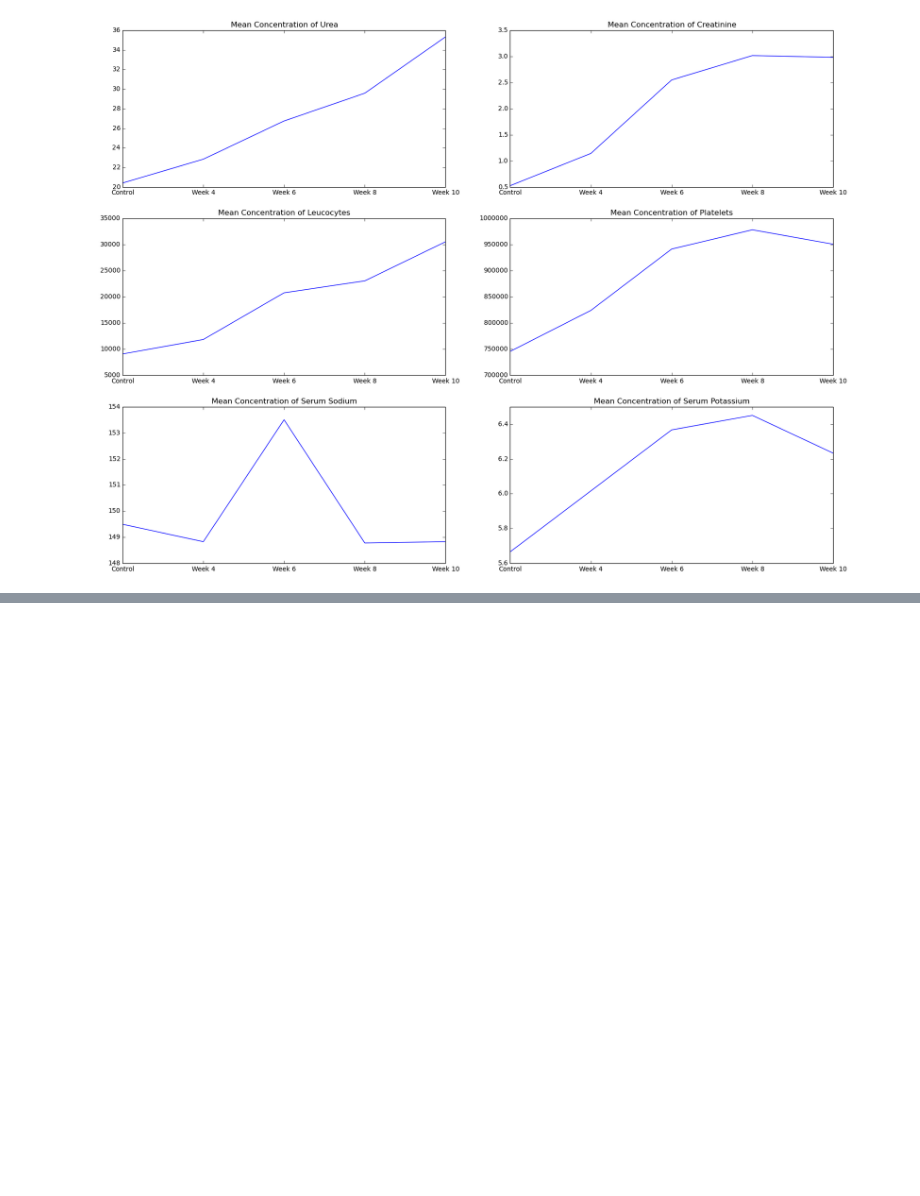
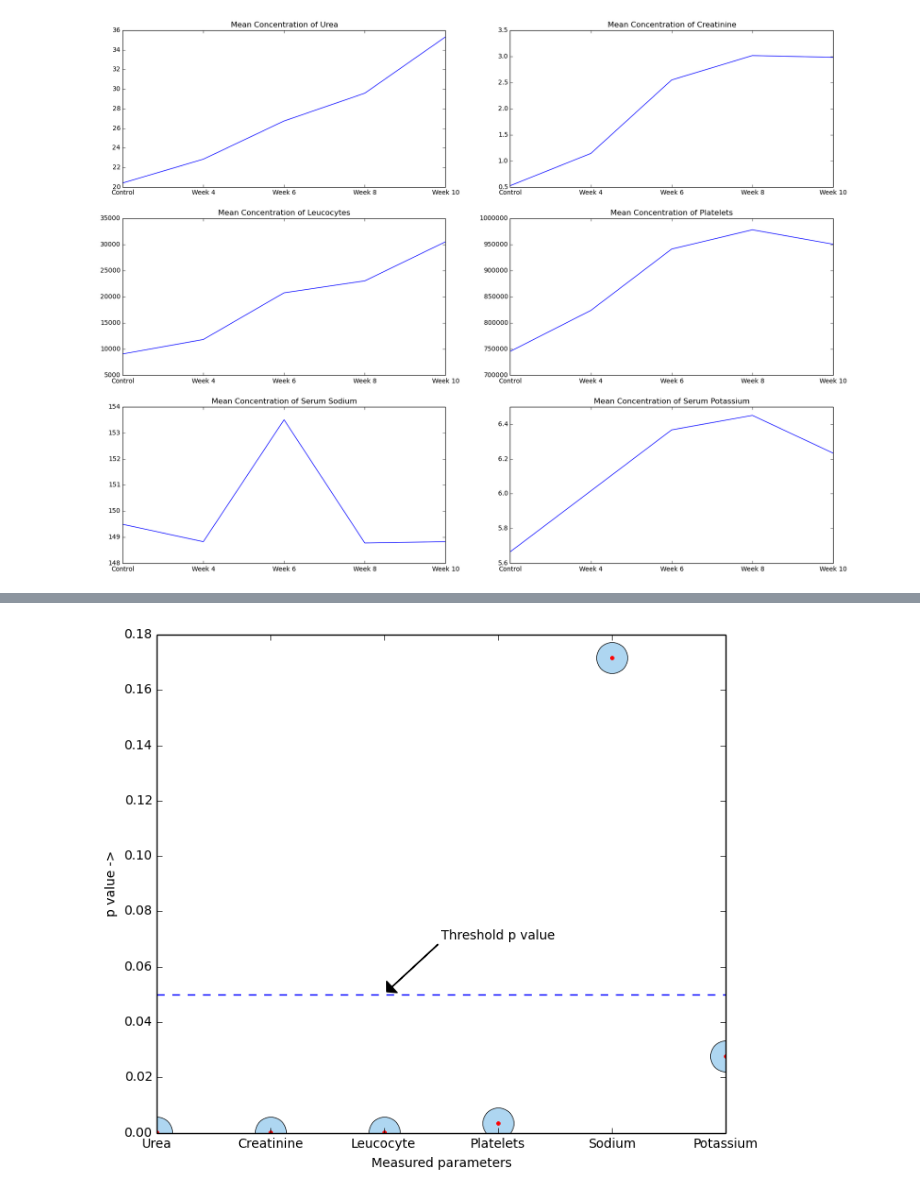
Before and after one commit to HaaPut/codes, a Jupyter notebook: DataAnalysis.ipynb, the cells around one changed output, grey strips where cells are left out. Cells and saved outputs as stored; diff of their text form; code cells hidden in the pictures; blank space fills up the shorter version.

```diff
--- a/DataAnalysis.ipynb
+++ b/DataAnalysis.ipynb
@@ -114,0 +115,38 @@ plt.show()
+# %%
+sampleSize = 6
+Groups = 5
+pthresh = 0.05
+#alternative
+#standardDevUrea = np.sqrt(varUrea)
+#netMeanUrea = np.mean(meanUrea)
+#f_value = (np.sum(sampleSize *((meanUrea - netMeanUrea)**2)/(Groups - 1)))/(np.sum((urea - meanUrea[:,np.newaxis])**2)/((sampleSize*Groups) - Groups))
+def f_test(data):
+ return stats.f_oneway(data[0,:],data[1,:],data[2,:],data[3,:],data[4,:])
+
+fUrea, pUrea = f_test(urea)
+fCreatinine, pCreatinine = f_test(creatinine)
+fLeucocyte, pLeucocyte = f_test(leucocyte)
+fPlatelets, pPlatelets = f_test(platelets)
+fSodium, pSodium = f_test(sodium)
+fPotassium, pPotassium = f_test(potassium)
+
+xticks = range(6)
+xticklabels = ['Urea','Creatinine','Leucocyte','Platelets','Sodium','Potassium']
+figure3 = plt.figure(figsize=(8,7))
+ax = figure3.add_subplot(1,1,1);
+ax.plot(xticks,[pUrea,pCreatinine,pLeucocyte,pPlatelets,pSodium,pPotassium],
+        markersize=24,
+        marker='o',
+        linestyle='.',
+        markerfacecolor='#aed6f1');
+ax.plot(xticks,[pUrea,pCreatinine,pLeucocyte,pPlatelets,pSodium,pPotassium],'r.');
+ax.plot(xticks,[pthresh]*len(xticks),'b--');
+ax.set_xticks(xticks)
+ax.set_xticklabels(xticklabels)
+ax.annotate('Threshold p value', xy=(2, pthresh), xytext=(2.5,pthresh+0.02),
+            arrowprops=dict(facecolor='black', shrink=0.05,width=0.01))
+ax.set_xlabel("Measured parameters")
+ax.set_ylabel("p value ->")
+plt.show()
+# %% [output]
+[figure, added]
```
Also changed, not shown: parts of 5 cells of this notebook.
